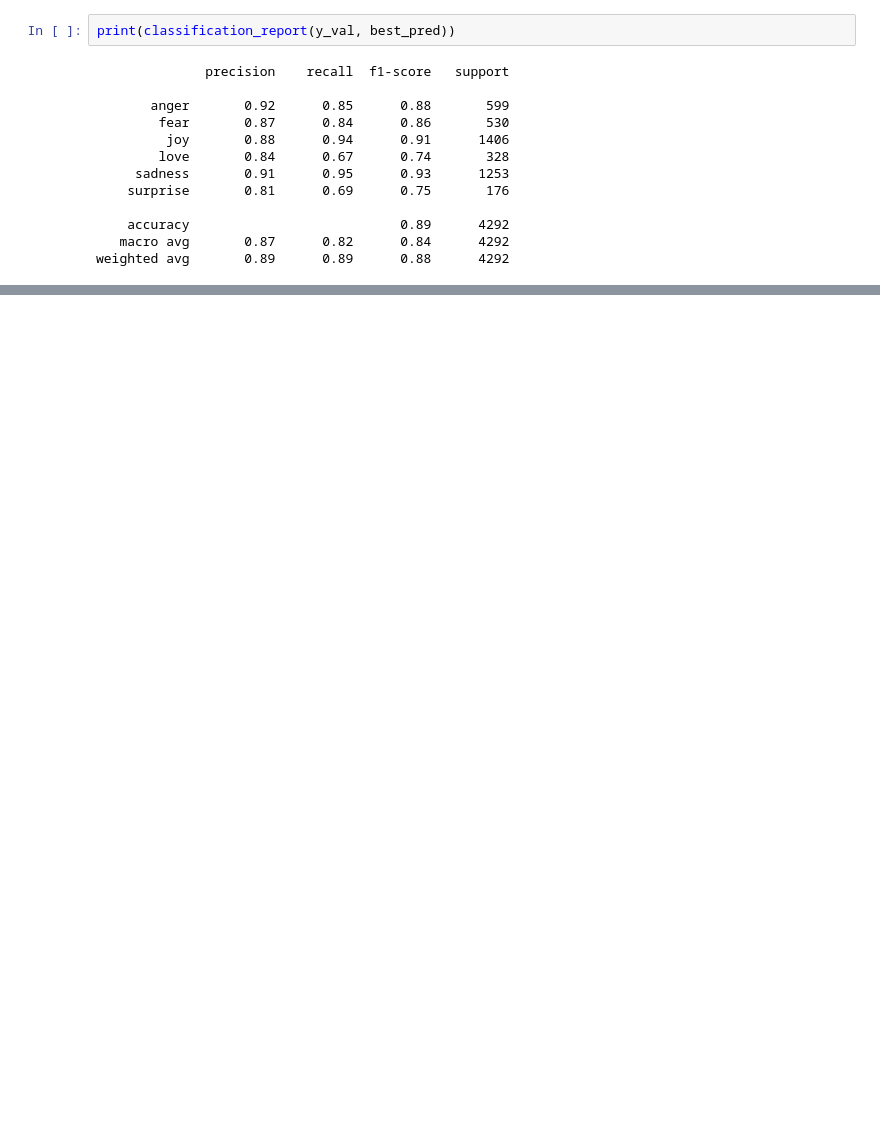
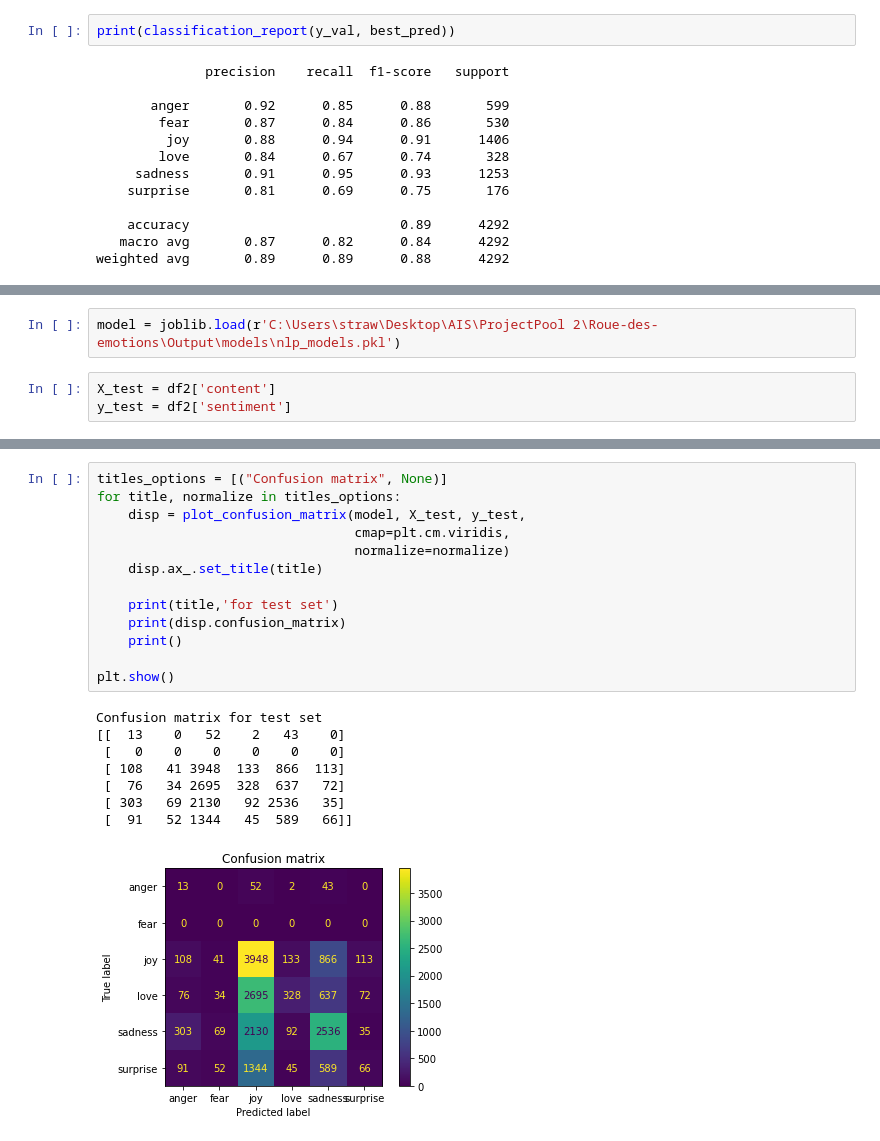
Before and after one commit to eltarr-kawther/roue-des-emotions, a Jupyter notebook: emotion_classification_nltk.ipynb, the cells around one changed output, grey strips where cells are left out. Cells and saved outputs as stored; diff of their text form; blank space fills up the shorter version.

```diff
--- a/emotion_classification_nltk.ipynb
+++ b/emotion_classification_nltk.ipynb
@@ -567,0 +709,5 @@ weighted avg       0.89      0.89      0.88      4292
+# %%
+model = joblib.load(r'C:\Users\straw\Desktop\AIS\ProjectPool 2\Roue-des-emotions\Output\models\nlp_models.pkl')
+# %%
+X_test = df2['content']
+y_test = df2['sentiment']
@@ -567,0 +719,22 @@ weighted avg       0.89      0.89      0.88      4292
+# %%
+titles_options = [("Confusion matrix", None)]
+for title, normalize in titles_options:
+    disp = plot_confusion_matrix(model, X_test, y_test,
+                                 cmap=plt.cm.viridis,
+                                 normalize=normalize)
+    disp.ax_.set_title(title)
+
+    print(title,'for test set')
+    print(disp.confusion_matrix)
+    print()
+
+plt.show()
+# %% [output]
+Confusion matrix for test set
+[[  13    0   52    2   43    0]
+ [   0    0    0    0    0    0]
+ [ 108   41 3948  133  866  113]
+ [  76   34 2695  328  637   72]
+ [ 303   69 2130   92 2536   35]
+ [  91   52 1344   45  589   66]]
+[figure, added]
```
Also changed, not shown: parts of 17 cells of this notebook, 1 other file.
